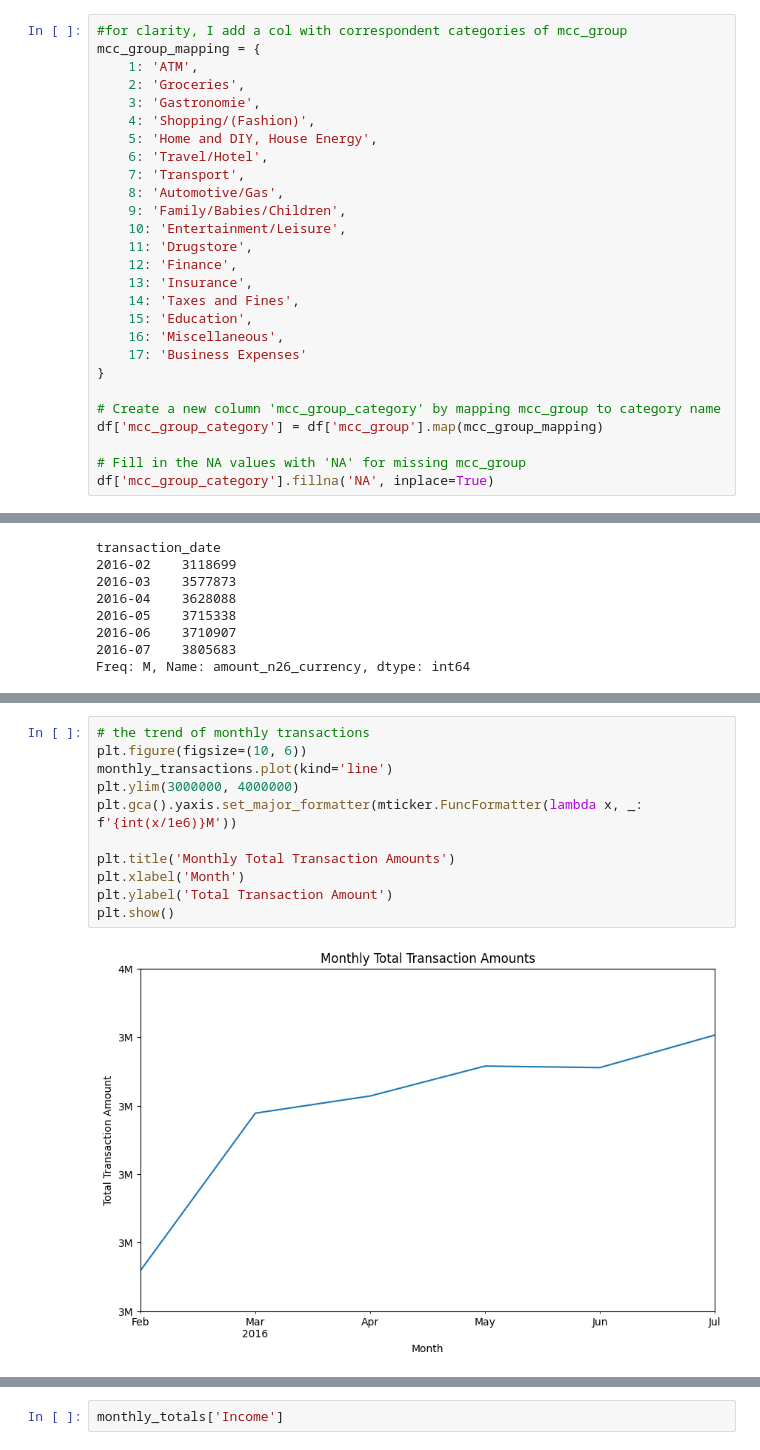
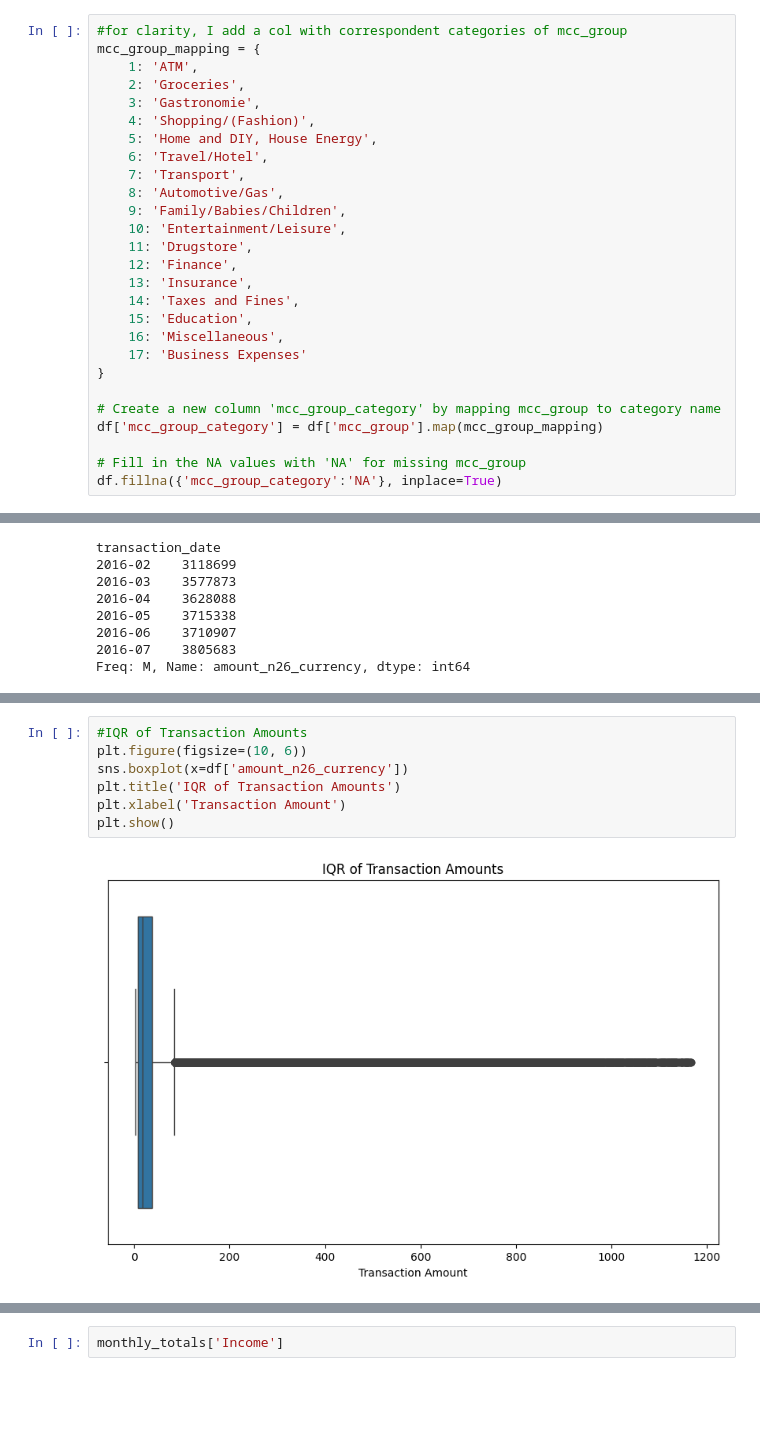
Before and after one commit to adrianacupp/Financial-Behavior-Prediction, a Jupyter notebook: fbp_cuppuleri.ipynb, the cells around one changed output, grey strips where cells are left out. Drawn from its saved outputs; the diff is of its cells as text; blank space fills up the shorter version.

```diff
--- a/fbp_cuppuleri.ipynb
+++ b/fbp_cuppuleri.ipynb
@@ -120,4 +120,4 @@ mcc_group_mapping = {
 df['mcc_group_category'] = df['mcc_group'].map(mcc_group_mapping)
 
 # Fill in the NA values with 'NA' for missing mcc_group
-df['mcc_group_category'].fillna('NA', inplace=True)
+df.fillna({'mcc_group_category':'NA'}, inplace=True)
@@ -207,14 +234,10 @@ Freq: M, Name: amount_n26_currency, dtype: int64
 # %%
-# the trend of monthly transactions
+#IQR of Transaction Amounts
 plt.figure(figsize=(10, 6))
-monthly_transactions.plot(kind='line')
-plt.ylim(3000000, 4000000)
-plt.gca().yaxis.set_major_formatter(mticker.FuncFormatter(lambda x, _: f'{int(x/1e6)}M'))
-
-plt.title('Monthly Total Transaction Amounts')
-plt.xlabel('Month')
-plt.ylabel('Total Transaction Amount')
+sns.boxplot(x=df['amount_n26_currency'])
+plt.title('IQR of Transaction Amounts')
+plt.xlabel('Transaction Amount')
 plt.show()
 # %% [output]
-[figure, old version]
+[figure, new version]
 # %%
```
Also changed, not shown: parts of 24 cells of this notebook.
